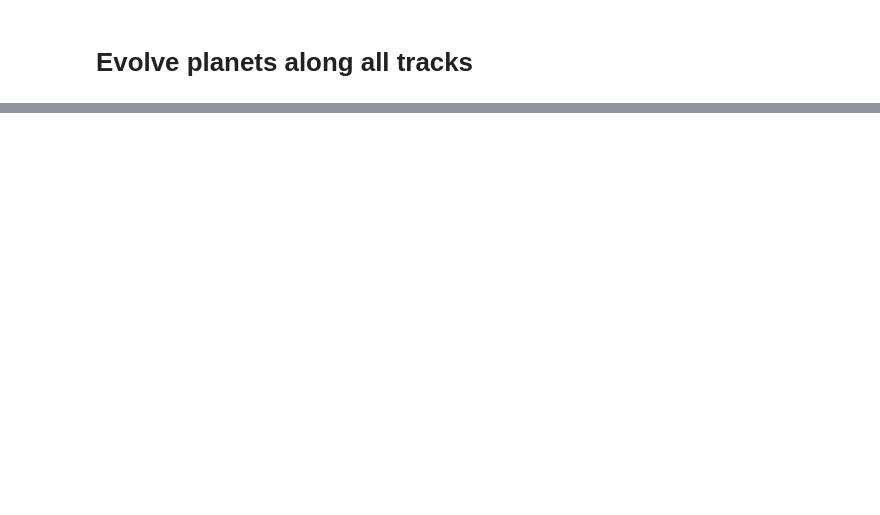
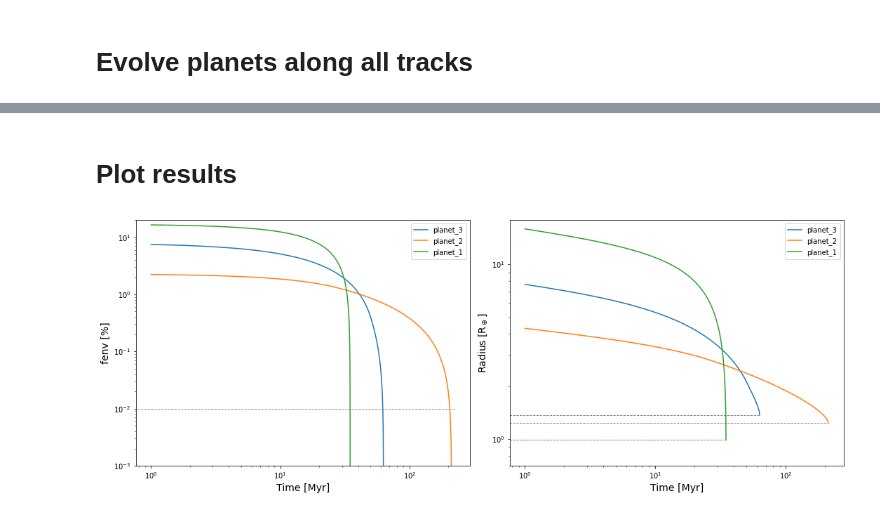
Before and after one commit to lketzer/multitrack, a Jupyter notebook: example/Test_platypos_and_multi_track.ipynb, the cells around one changed output, grey strips where cells are left out. Saved outputs shown, nothing was run; the diff lists cells and outputs as text; code cells hidden in the pictures; blank space fills up the shorter version.

Commit message:
updated example notebook

```diff
--- a/example/Test_platypos_and_multi_track.ipynb
+++ b/example/Test_platypos_and_multi_track.ipynb
@@ -165,0 +188,20 @@ Wall time: 20.2 s
+# %%
+%%time
+path_save = "/media/laura/SSD2lin/Dropbox/PhD_2/Python_Projects/PLATYPOS/github/github_May21/multitrack/example/"
+
+# specify run parameters (necessary to calculate some additional parameters)
+add_parameters = {"epsilon": epsilon,
+                  "beta_settings": beta_settings,
+                  "K_on": K,
+                  "mass_loss_calc": mass_loss_calc,
+                  "relation_EUV": relation_EUV}
+
+###
+f = "test_run/"
+pl_df, tracks_dict = read_in_PLATYPOS_results_df_new(os.path.join(path_save, f),
+                                                  len(different_track_params_list),
+                                                  return_second_to_last=False)
+pl_more = create_master_table(pl_df, os.path.join(path_save, f),
+                              len(different_track_params_list), add_parameters)
+pl_df_dict, pl_init_dict, track_dict = read_in_PLATYPOS_results_fullEvo(os.path.join(path_save, f),
+                                                                        len(different_track_params_list))
@@ -165,0 +222,31 @@ Wall time: 20.2 s
+# %% [markdown]
+# Plot results
+# %%
+track = 10
+fig, axs = plt.subplots(1,2, figsize=(15,6))
+
+for pl in list(pl_df_dict.keys()):
+    df_pl = pl_df_dict[pl]
+    fenv = ((df_pl["M"+str(track)] - pl_df.loc[pl]["core_mass"]) / df_pl["M"+str(track)]) * 100
+    axs[0].plot(df_pl["t"+str(track)], fenv, ls="-", marker="None", label=pl)
+
+    axs[1].plot(df_pl["t"+str(track)], df_pl["R"+str(track)], ls="-", marker="None", label=pl)
+    xlim = axs[1].get_xlim()
+    xmax = df_pl["t"+str(track)].loc[df_pl["t"+str(track)].last_valid_index()]
+    axs[1].hlines(plmoLoFo14.calculate_core_radius(pl_df.loc[pl]["core_mass"]), xlim[0], xmax, ls="--", lw=0.9, color="grey")
+
+axs[0].hlines(1e-2, xlim[0], xlim[1], ls="--", lw=0.9, color="grey")
+axs[0].set_ylim(1e-3, 20)
+axs[0].set_ylabel("fenv [%]", size=14)
+
+axs[1].set_ylim(0.7, 18)
+axs[1].set_ylabel("Radius [R$_\oplus$]", size=14)
+for ax in axs:
+    #ax.set_xlim(8, 1e4)
+    ax.set_xscale("log")
+    ax.set_yscale("log")
+    ax.set_xlabel("Time [Myr]", size=14)
+    ax.legend()
+plt.tight_layout(rect=[0, 0.03, 1, 0.98]);
+# %% [output]
+[figure, added]
```
Also changed, not shown: parts of 12 cells of this notebook, 6 other files.
